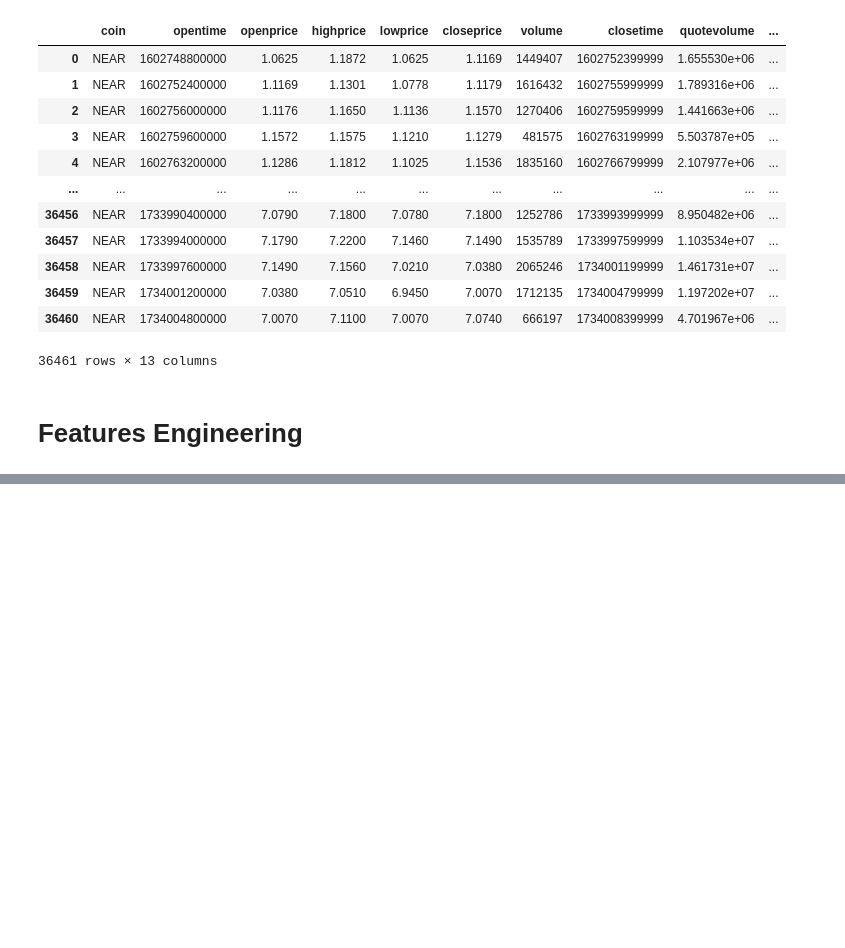
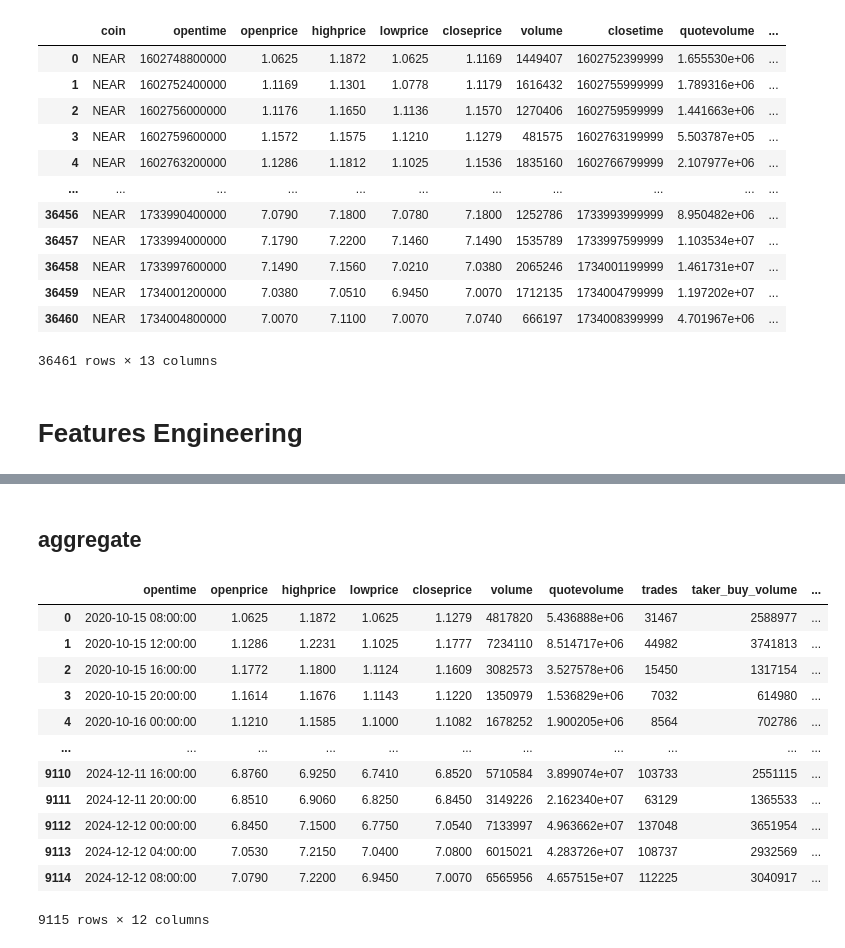
Before and after one commit to rheza-bitwyre/local-share-2, a Jupyter notebook: 02_NEAR_USDT/03_features_selection.ipynb, the cells around one changed output, grey strips where cells are left out. Cells and saved outputs as stored; diff of their text form; code cells hidden in the pictures; blank space fills up the shorter version.

```diff
--- a/02_NEAR_USDT/03_features_selection.ipynb
+++ b/02_NEAR_USDT/03_features_selection.ipynb
@@ -38,0 +108,60 @@ Index(['opentime', 'openprice', 'highprice', 'lowprice', 'closeprice',
+# %% [markdown]
+## aggregate
+# %%
+df_m = df.copy()
+
+# Calculate Volatility
+df_m.drop(columns=['coin','unused', 'closetime'], inplace=True)
+
+df_m['volatility'] = (df_m['highprice'] - df_m['lowprice']) / df_m['lowprice']
+
+# Example: Assuming your DataFrame is named `df_m`
+df_m['opentime'] = pd.to_datetime(df_m['opentime'], unit='ms')  # Convert 'opentime' to datetime
+
+# Step 1: Drop initial rows to align with 4-hour intervals
+start_time = df_m['opentime'].iloc[0]
+start_offset = (start_time.hour % 4) * 3600000 + start_time.minute * 60000 + start_time.second * 1000 + start_time.microsecond // 1000
+if start_offset != 0:
+    df_m = df_m.iloc[(4 - start_time.hour % 4):]
+
+# Step 2: Set 'opentime' as index
+df_m.set_index('opentime', inplace=True)
+
+# Step 3: Aggregate the data every 4 hours
+agg_dict = {
+    'openprice': 'first',
+    'highprice': 'max',
+    'lowprice': 'min',
+    'closeprice': 'last',
+    'volume': 'sum',
+    'quotevolume': 'sum',
+    'trades': 'sum',
+    'taker_buy_volume': 'sum',
+    'taker_buy_quote': 'sum',
+    'volatility' : 'mean'
+}
+
+df_agg = df_m.resample('4h').agg(agg_dict).dropna().reset_index()
+
+# Target
+df_agg['next_volatility'] = df_agg['volatility'].shift(-1)
+
+df_agg.rename(columns={'volatility' : '4h_avg_volatility', 'next_volatility' : 'next_4h_avg_volatility'}, inplace=True)
+
+df_agg.dropna(inplace=True)
+
+df_agg
+# %% [output]
+|  | opentime | openprice | highprice | lowprice | closeprice | volume | quotevolume | trades | taker_buy_volume | ... |
+| 0 | 2020-10-15 08:00:00 | 1.0625 | 1.1872 | 1.0625 | 1.1279 | 4817820 | 5.436888e+06 | 31467 | 2588977 | ... |
+| 1 | 2020-10-15 12:00:00 | 1.1286 | 1.2231 | 1.1025 | 1.1777 | 7234110 | 8.514717e+06 | 44982 | 3741813 | ... |
+| 2 | 2020-10-15 16:00:00 | 1.1772 | 1.1800 | 1.1124 | 1.1609 | 3082573 | 3.527578e+06 | 15450 | 1317154 | ... |
+| 3 | 2020-10-15 20:00:00 | 1.1614 | 1.1676 | 1.1143 | 1.1220 | 1350979 | 1.536829e+06 | 7032 | 614980 | ... |
+| 4 | 2020-10-16 00:00:00 | 1.1210 | 1.1585 | 1.1000 | 1.1082 | 1678252 | 1.900205e+06 | 8564 | 702786 | ... |
+| ... | ... | ... | ... | ... | ... | ... | ... | ... | ... | ... |
+| 9110 | 2024-12-11 16:00:00 | 6.8760 | 6.9250 | 6.7410 | 6.8520 | 5710584 | 3.899074e+07 | 103733 | 2551115 | ... |
+| 9111 | 2024-12-11 20:00:00 | 6.8510 | 6.9060 | 6.8250 | 6.8450 | 3149226 | 2.162340e+07 | 63129 | 1365533 | ... |
+| 9112 | 2024-12-12 00:00:00 | 6.8450 | 7.1500 | 6.7750 | 7.0540 | 7133997 | 4.963662e+07 | 137048 | 3651954 | ... |
+| 9113 | 2024-12-12 04:00:00 | 7.0530 | 7.2150 | 7.0400 | 7.0800 | 6015021 | 4.283726e+07 | 108737 | 2932569 | ... |
+| 9114 | 2024-12-12 08:00:00 | 7.0790 | 7.2200 | 6.9450 | 7.0070 | 6565956 | 4.657515e+07 | 112225 | 3040917 | ... |
+9115 rows × 12 columns
```
Also changed, not shown: parts of 17 cells of this notebook, 2 other files.
